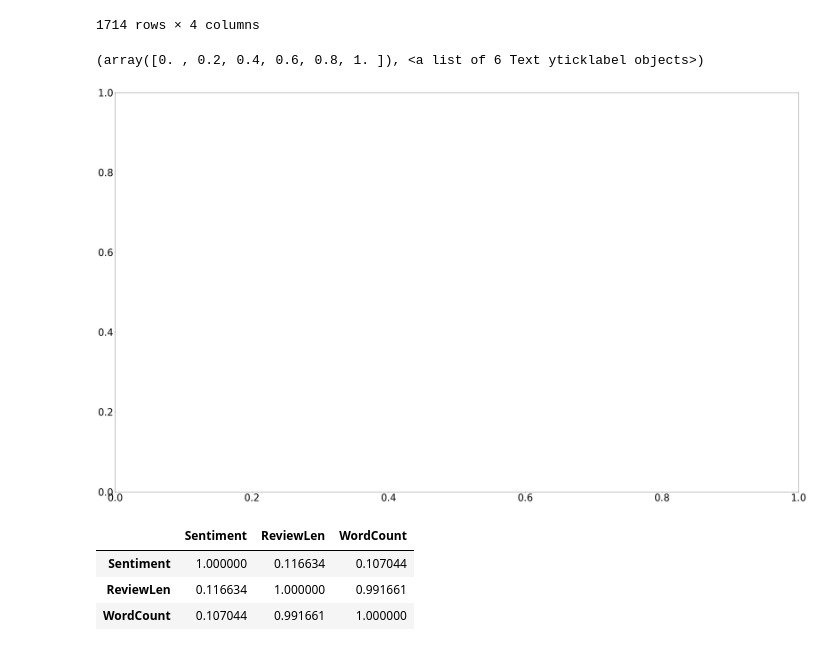
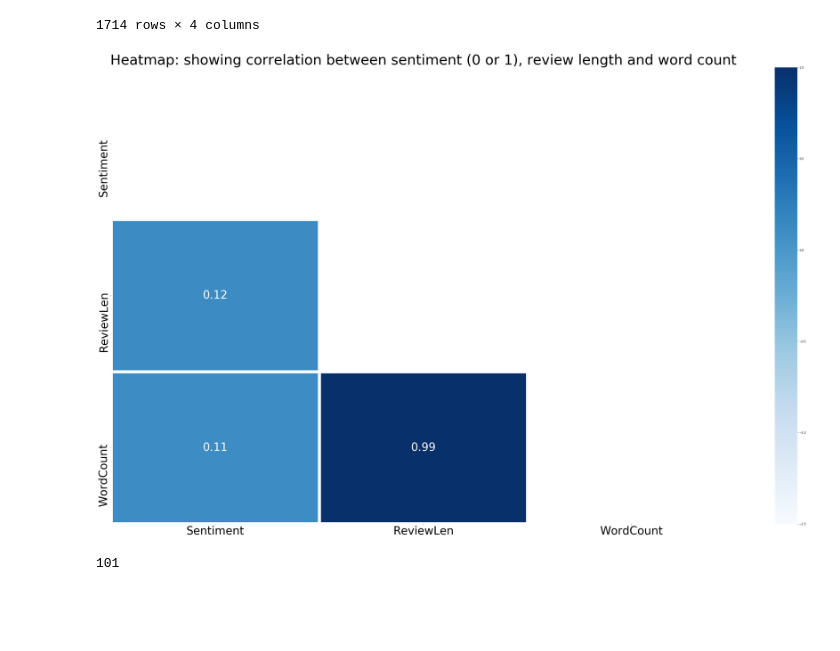
Before and after one commit to KartikGarg19/Hindi-Text-Corpus, a Jupyter notebook: ExploratoryAnalysis.ipynb, the cells around one changed output. Drawn from its saved outputs; the diff is of its cells as text; code cells hidden in the pictures; blank space fills up the shorter version.

```diff
--- a/ExploratoryAnalysis.ipynb
+++ b/ExploratoryAnalysis.ipynb
@@ -111,18 +111,13 @@ df_prime
 # %%
 correlation = df_prime[['Sentiment', 'ReviewLen', 'WordCount']].corr()
 mask = np.zeros_like(correlation, dtype=np.bool)
 mask[np.triu_indices_from(mask)] = True
 plt.figure(figsize=(50,30))
+plt.title('Heatmap: showing correlation between sentiment (0 or 1), review length and word count', fontsize=50)
 plt.xticks(fontsize=40)
 plt.yticks(fontsize=40)
+sns.heatmap(correlation, cmap='Blues', annot=True, annot_kws={"size": 40},  linewidths=10, vmin=-1.5, mask=mask)
+plt.show()
 # sns.heatmap(correlation, cmap='coolwarm', annot=True, annot_kws=("size":40), linewidths=10,vmin=-1.5, mask=mask)
 # %% [output]
-(array([0. , 0.2, 0.4, 0.6, 0.8, 1. ]), <a list of 6 Text yticklabel objects>)
-[figure, old version]
+[figure, new version]
-# %%
-correlation
-# %% [output]
-|  | Sentiment | ReviewLen | WordCount |
-| Sentiment | 1.000000 | 0.116634 | 0.107044 |
-| ReviewLen | 0.116634 | 1.000000 | 0.991661 |
-| WordCount | 0.107044 | 0.991661 | 1.000000 |
@@ -128,0 +128,4 @@ correlation
+# %%
+len(STOPS_LIST)
+# %% [output]
+101
```
Also changed, not shown: parts of 3 cells of this notebook.
